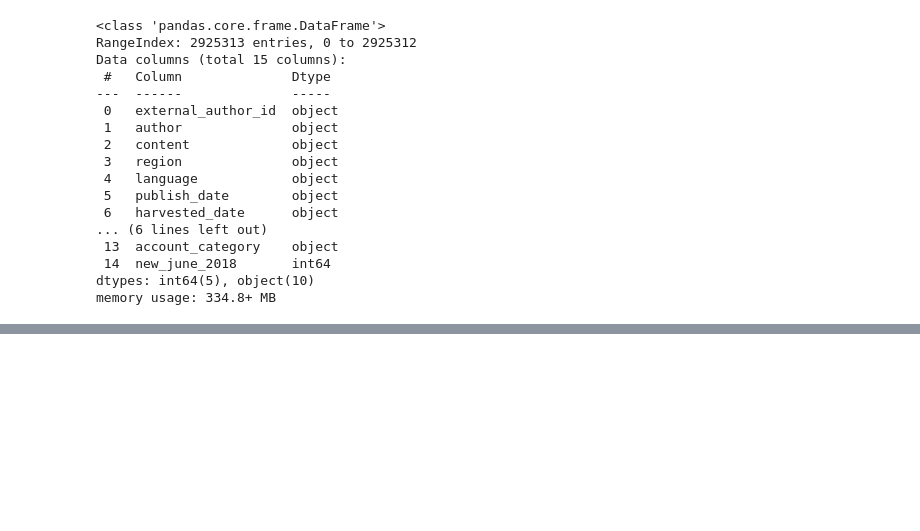
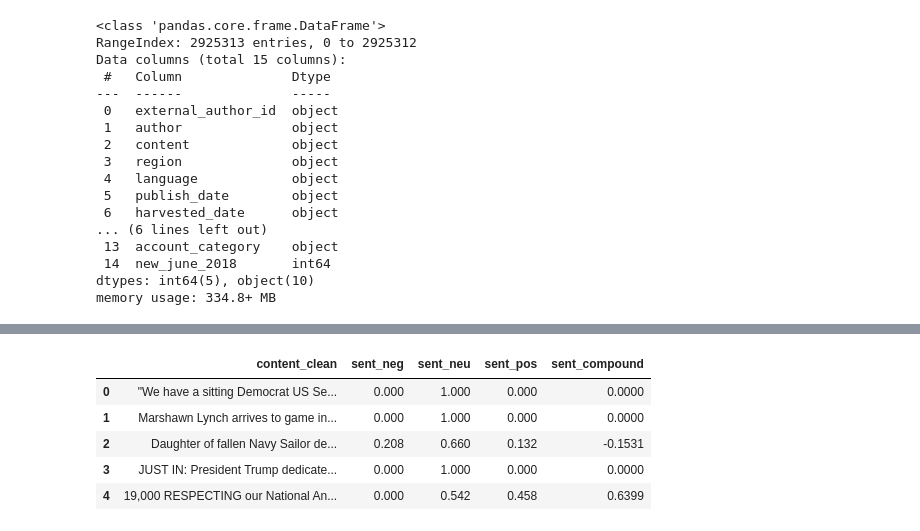
Before and after one commit to amanokundesu/ML_Final_Project, a Jupyter notebook: ml_final_project.ipynb, the cells around one changed output, grey strips where cells are left out. Drawn from its saved outputs; the diff is of its cells as text; code cells hidden in the pictures; blank space fills up the shorter version.

```diff
--- a/ml_final_project.ipynb
+++ b/ml_final_project.ipynb
@@ -145,0 +188,17 @@ cleaned_df["publish_date"].describe()
+# %%
+from tqdm.auto import tqdm
+tqdm.pandas(desc="VADER")
+
+scores = english_df["content_clean"].progress_map(sia.polarity_scores)
+scores_df = pd.DataFrame(scores.tolist(), index=english_df.index)
+scores_df.columns = ["sent_neg", "sent_neu", "sent_pos", "sent_compound"]
+
+english_df = pd.concat([english_df, scores_df], axis=1)
+english_df[["content_clean", "sent_neg", "sent_neu", "sent_pos", "sent_compound"]].head()
+# %% [output]
+|  | content_clean | sent_neg | sent_neu | sent_pos | sent_compound |
+| 0 | "We have a sitting Democrat US Se... | 0.000 | 1.000 | 0.000 | 0.0000 |
+| 1 | Marshawn Lynch arrives to game in... | 0.000 | 1.000 | 0.000 | 0.0000 |
+| 2 | Daughter of fallen Navy Sailor de... | 0.208 | 0.660 | 0.132 | -0.1531 |
+| 3 | JUST IN: President Trump dedicate... | 0.000 | 1.000 | 0.000 | 0.0000 |
+| 4 | 19,000 RESPECTING our National An... | 0.000 | 0.542 | 0.458 | 0.6399 |
```
Also changed, not shown: parts of 11 cells of this notebook, 1 other file.
